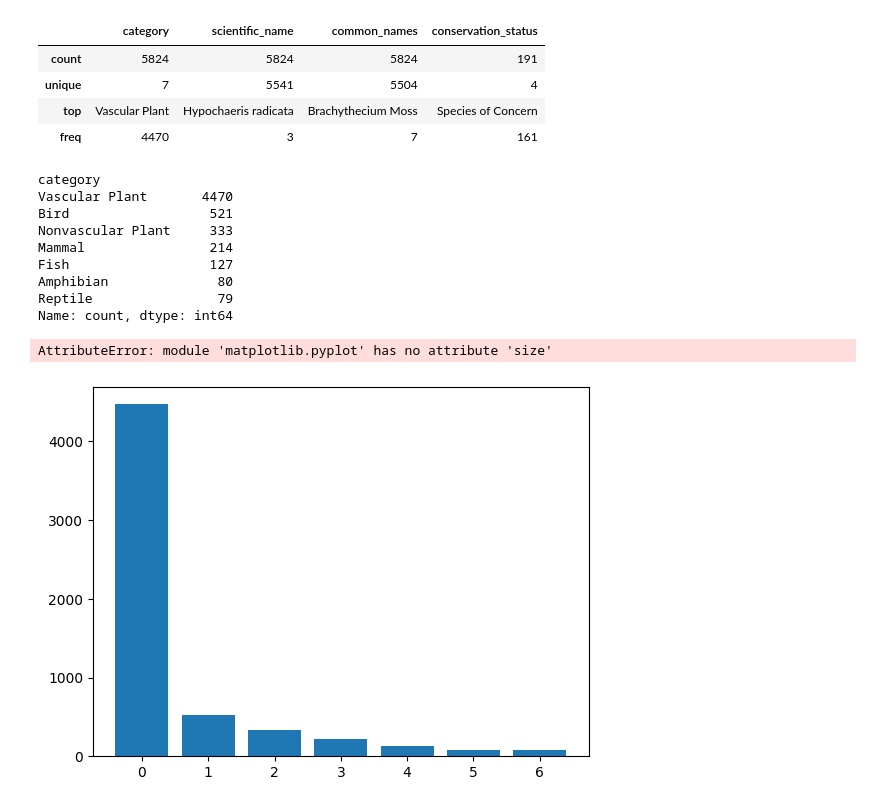
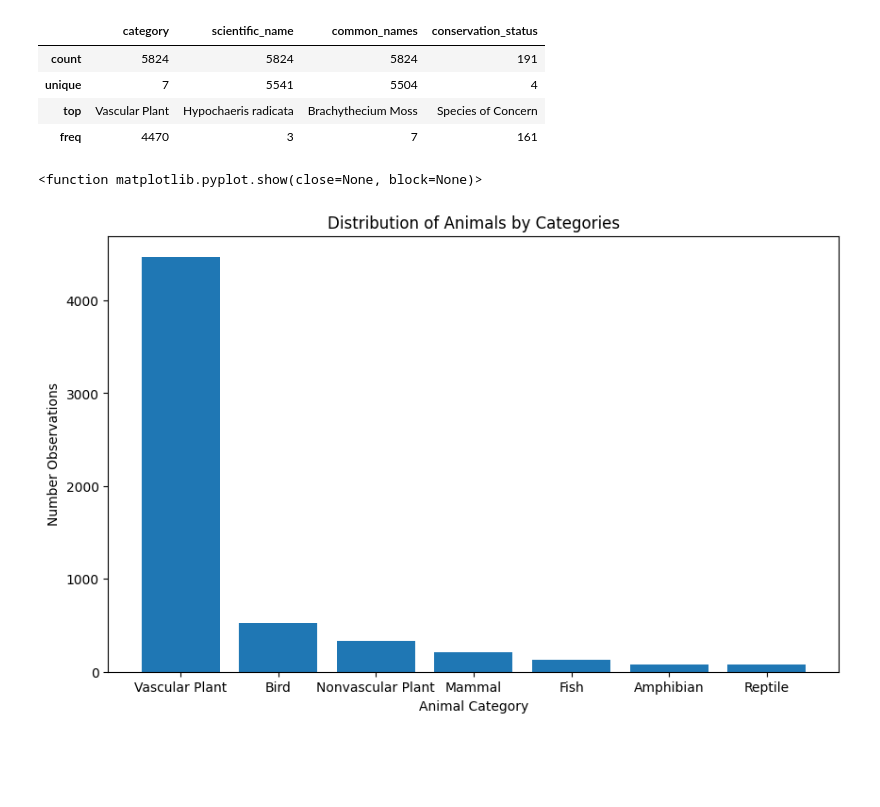
Before and after one commit to tanishakhabe/Biodiversity-in-National-Parks, a Jupyter notebook: biodiversity_final.ipynb, the cells around one changed output. Saved outputs shown, nothing was run; the diff lists cells and outputs as text; code cells hidden in the pictures; blank space fills up the shorter version.

```diff
--- a/biodiversity_final.ipynb
+++ b/biodiversity_final.ipynb
@@ -110,31 +110,17 @@ species_info.describe()
 # %%
 # Creating a bar plot of the distribution of animals in each category.
 category_counts = species_info["category"].value_counts()
-print(category_counts)
-category_names = ["Vascular Plant", "Bird", "Nonvascular Plant", "Mammal", "Fish", "Amphibian", "Reptile"]
+category_names = category_counts.index
+
+positions = range(len(category_counts))
+plt.figure(figsize=(10, 6))
+plt.bar(positions, category_counts)
+plt.xticks(positions, category_names)
+plt.xlabel("Animal Category")
+plt.ylabel("Number Observations")
+plt.title("Distribution of Animals by Categories")
+
+plt.show
 # %% [output]
-category
-Vascular Plant       4470
-Bird                  521
-Nonvascular Plant     333
-Mammal                214
-Fish                  127
-Amphibian              80
-Reptile                79
-Name: count, dtype: int64
+<function matplotlib.pyplot.show(close=None, block=None)>
+[figure, added]
-# %%
-positions = range(len(category_counts))
-plt.bar(positions, category_counts)
-
-
-plt.xticks(positions, category_names)
-plt.title("Distribution of Animal Categories")
-
-
-
-
-
-plt.show
-# %% [output]
-AttributeError: module 'matplotlib.pyplot' has no attribute 'size'
-[figure, removed]
```
Also changed, not shown: parts of 3 cells of this notebook.
